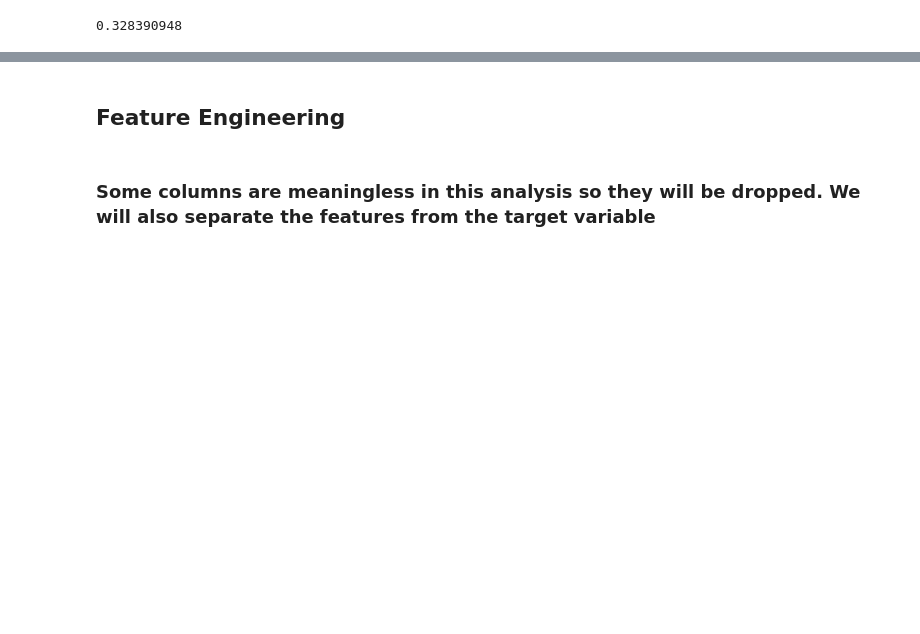
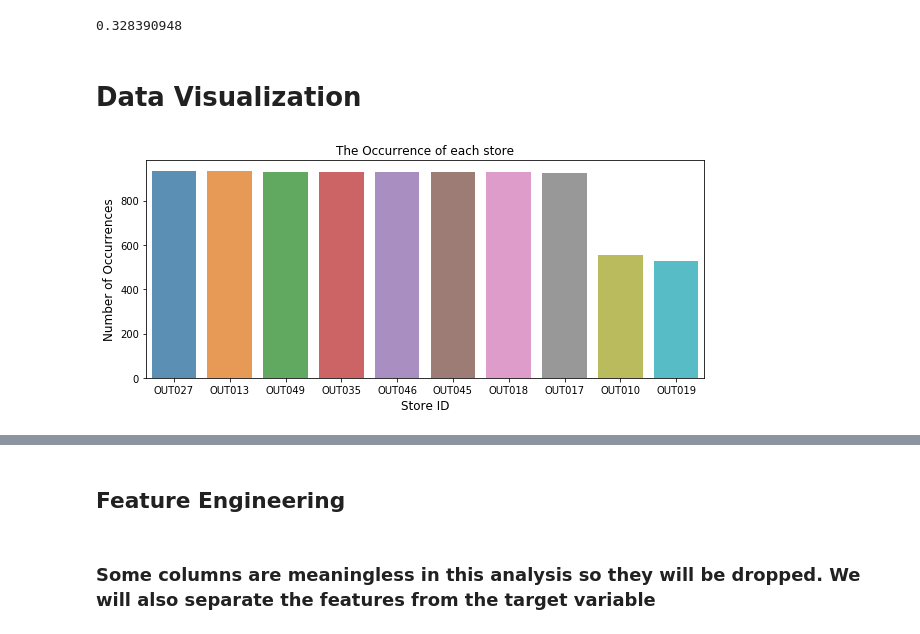
Before and after one commit to thigarette/BundasAnalysis, a Jupyter notebook: Bundas Analysis.ipynb, the cells around one changed output, grey strips where cells are left out. Cells and saved outputs as stored; diff of their text form; code cells hidden in the pictures; blank space fills up the shorter version.

```diff
--- a/Bundas Analysis.ipynb
+++ b/Bundas Analysis.ipynb
@@ -186,3 +208,16 @@ bundas_train[['Category', 'Store_Type']].sample(20)
 bundas_train.Visibility.max()
 # %% [output]
 0.328390948
+# %% [markdown]
+# Data Visualization
+# %%
+stores = bundas_train['Store_ID'].value_counts()
+
+plt.figure(figsize=(10,4))
+sns.barplot(stores.index, stores.values, alpha=0.8)
+plt.ylabel('Number of Occurrences', fontsize=12)
+plt.xlabel('Store ID', fontsize=12)
+plt.title('The Occurrence of each store')
+plt.show()
+# %% [output]
+[figure, added]
```
Also changed, not shown: parts of 32 cells of this notebook, 2 other files.
